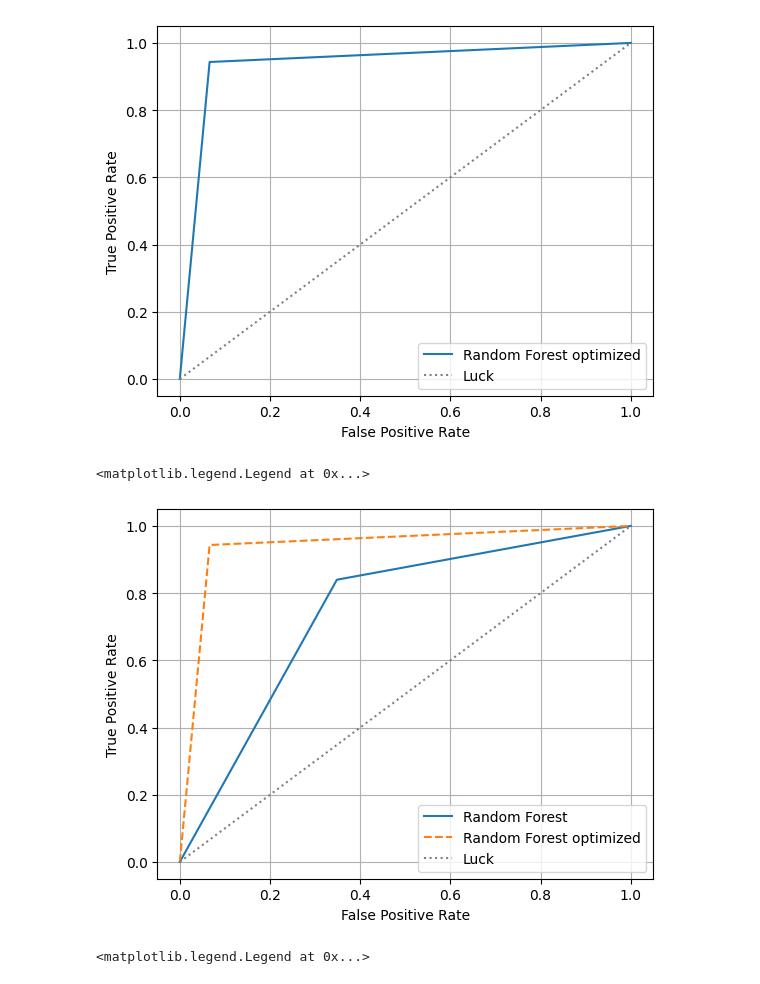
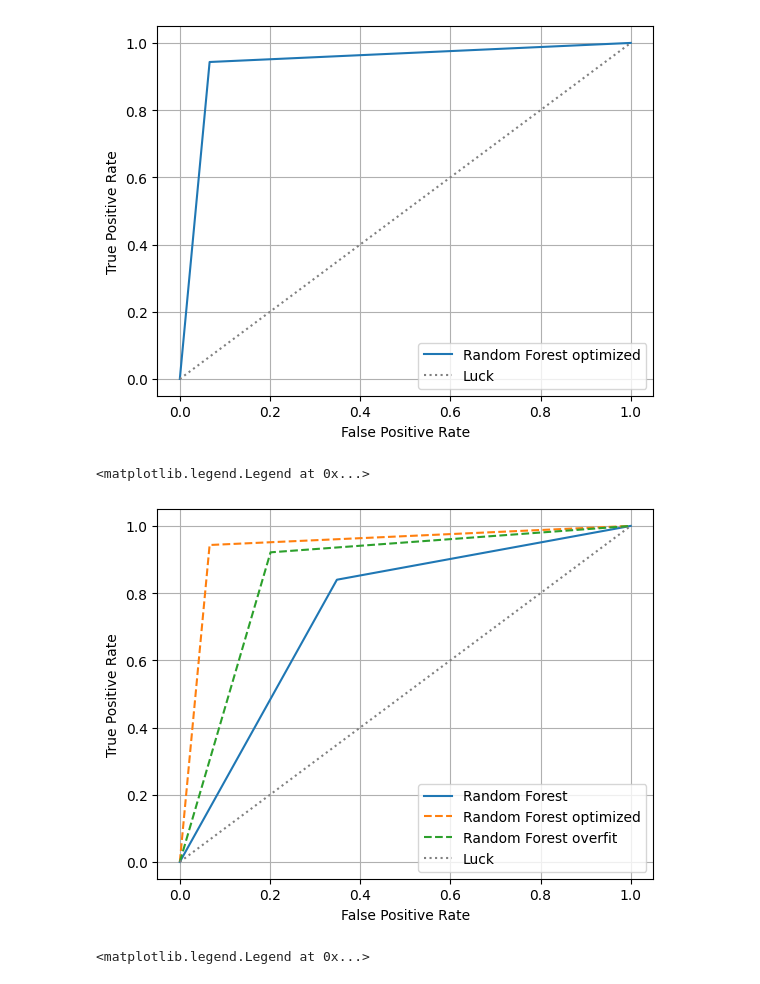
Before and after one commit to mghasemi19/TopFC, a Jupyter notebook: BDT_weight/RF_TopFC_main_bkg_analysis.ipynb, the cells around one changed output. Cells and saved outputs as stored; diff of their text form; code cells hidden in the pictures.

Commit message:
Update overfitting for both RF and NN

```diff
--- a/BDT_weight/RF_TopFC_main_bkg_analysis.ipynb
+++ b/BDT_weight/RF_TopFC_main_bkg_analysis.ipynb
@@ -525,0 +556,41 @@ pprint(best_random.get_params())
+# %%
+from sklearn.model_selection import RandomizedSearchCV
+
+# Number of trees in random forest
+n_estimators = [int(x) for x in np.linspace(start = 20, stop = 200, num = 5)]
+# Number of features to consider at every split
+max_features = ['auto', 'sqrt']
+# Maximum number of levels in tree
+max_depth = [int(x) for x in np.linspace(5, 10, num = 5)]
+max_depth.append(None)
+# Minimum number of samples required to split a node
+min_samples_split = [2, 5, 10]
+# Minimum number of samples required at each leaf node
+min_samples_leaf = [1, 2, 4]
+# Method of selecting samples for training each tree
+bootstrap = [True]
+
+# Create the random grid
+random_grid_fit = {'n_estimators': n_estimators,
+               'max_features': max_features,
+               'max_depth': max_depth,
+               'min_samples_split': min_samples_split,
+               'min_samples_leaf': min_samples_leaf,
+               'bootstrap': bootstrap
+               }
+
+# Use the random grid to search for best hyperparameters
+# First create the base model to tune
+rf = RandomForestClassifier(random_state = 42)
+# Random search of parameters, using 3 fold cross validation,
+# search across 100 different combinations, and use all available cores
+rf_random_fit = RandomizedSearchCV(estimator=rf, param_distributions=random_grid_fit,
+                              n_iter = 100, scoring='accuracy',
+                              cv = 3, verbose=2, random_state=42, n_jobs=-1,
+                              return_train_score=True)
+
+# Fit the random search model
+rf_random_fit.fit(X_train_val, Y_train_val);
+rf_random_fit.best_params_
+best_random_fit = rf_random_fit.best_estimator_
+pprint(best_random_fit.get_params())
@@ -605,15 +757,16 @@ plt.legend() # add a legend
 # %%
 # plot ROC curve
 plt.plot(fpr_rf, tpr_rf, label='Random Forest') # plot random forest ROC
-plt.plot(fpr_rf_opt, tpr_rf_opt, linestyle='dashed', label='Random Forest optimized') # plot neural network ROC
+plt.plot(fpr_rf_opt, tpr_rf_opt, linestyle='dashed', label='Random Forest optimized') # plot random forest-opt ROC
+plt.plot(fpr_rf_opt_fit, tpr_rf_opt_fit, linestyle='dashed', label='Random Forest overfit') # plot random forest-opt with overfit ROC
 plt.plot([0, 1], [0, 1], linestyle='dotted', color='grey', label='Luck') # plot diagonal line to indicate luck
 plt.xlabel('False Positive Rate') # x-axis label
 plt.ylabel('True Positive Rate') # y-axis label
 plt.grid() # add a grid to the plot
 plt.legend() # add a legend
 # %% [output]
 <matplotlib.legend.Legend at 0x...>
-[figure, old version]
+[figure, new version]
 # %%
 # plot AMS
 def AMS(tpr, fpr, b_reg): # define function to calculate AMS
```
Also changed, not shown: parts of 22 cells of this notebook, 1 other file.
